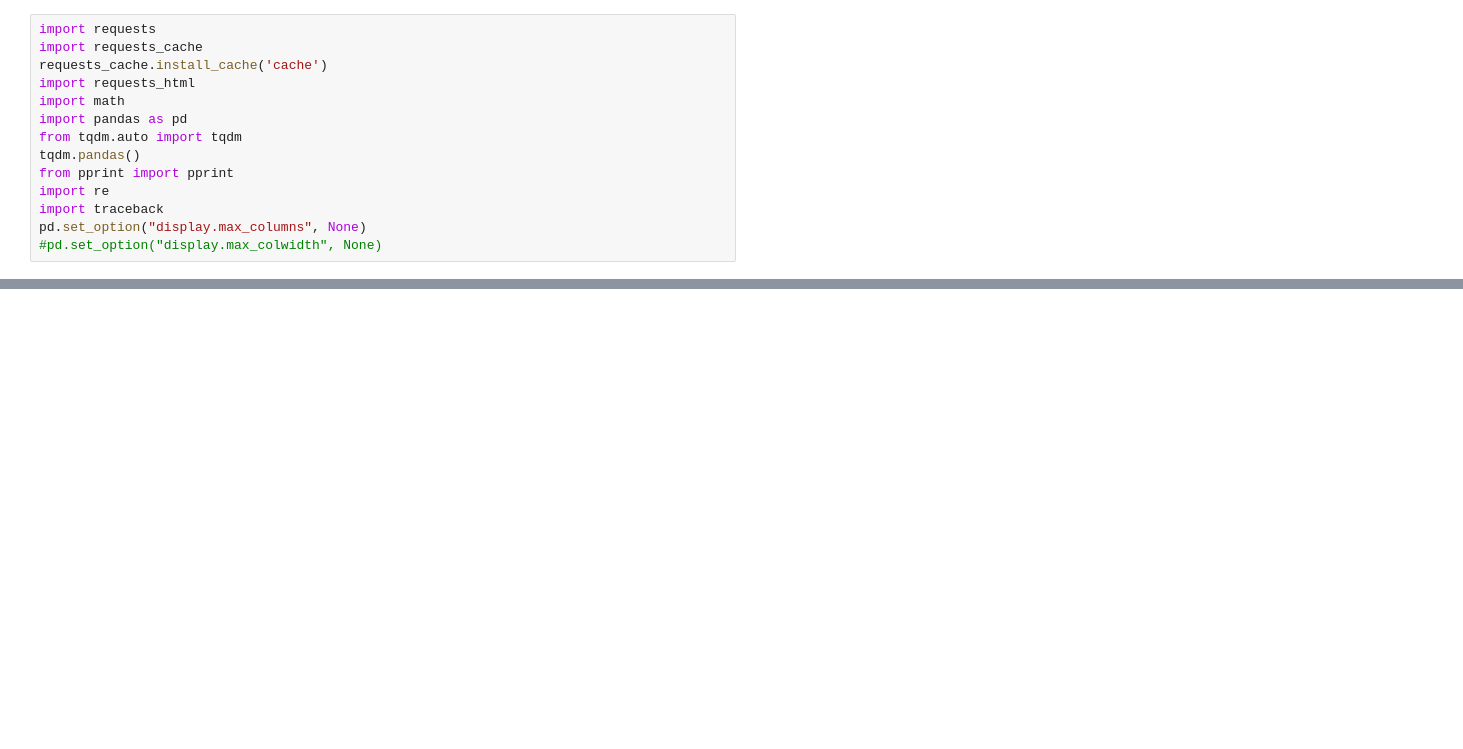
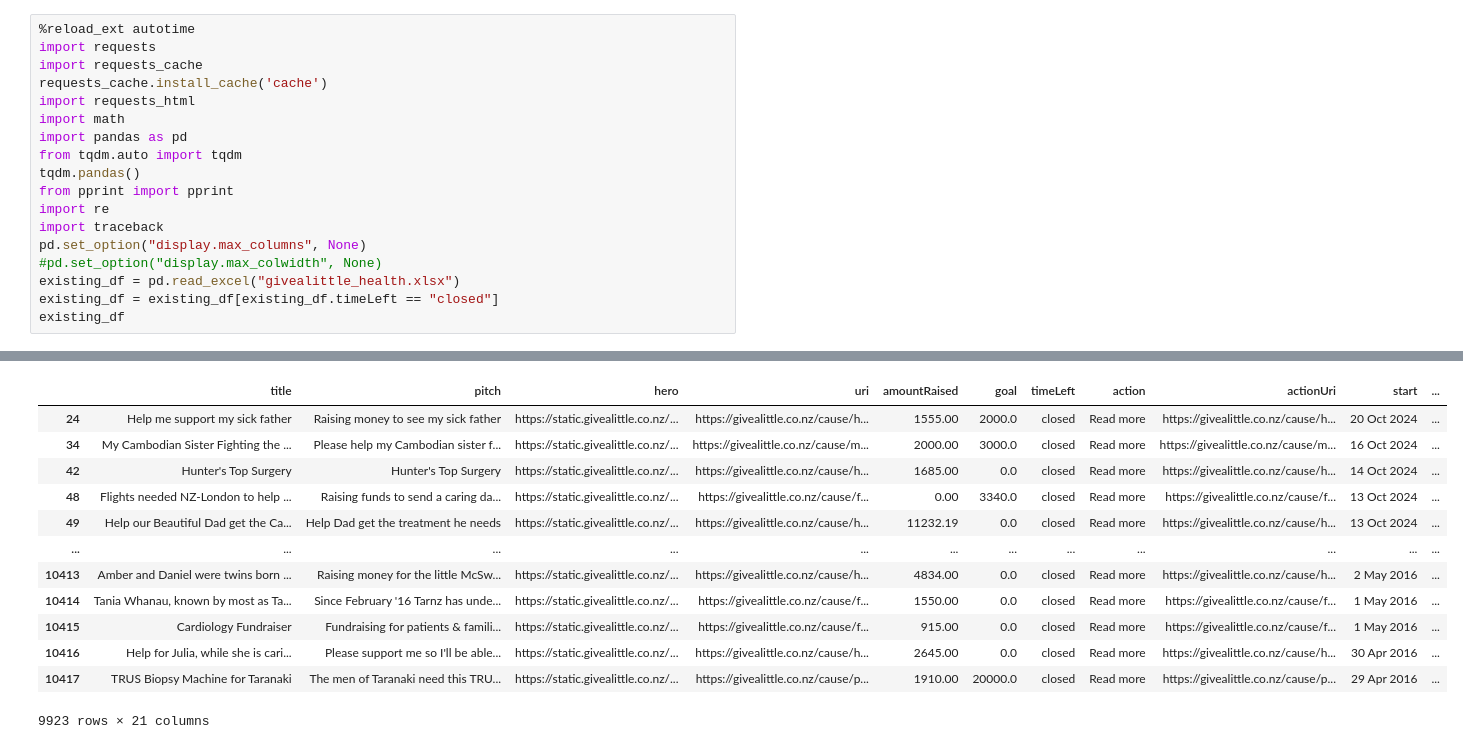
Before and after one commit to UoA-eResearch/givealittle, a Jupyter notebook: scrape.ipynb, the cells around one changed output, grey strips where cells are left out. Drawn from its saved outputs; the diff is of its cells as text; blank space fills up the shorter version.

```diff
--- a/scrape.ipynb
+++ b/scrape.ipynb
@@ -1,4 +1,5 @@
 # %%
+%reload_ext autotime
 import requests
 import requests_cache
 requests_cache.install_cache('cache')
@@ -12,3 +13,7 @@ import re
 import traceback
 pd.set_option("display.max_columns", None)
 #pd.set_option("display.max_colwidth", None)
+existing_df = pd.read_excel("givealittle_health.xlsx")
+existing_df = existing_df[existing_df.timeLeft == "closed"]
+existing_df
+# %% [output]
@@ -15 +21,14 @@ pd.set_option("display.max_columns", None)
+|  | title | pitch | hero | uri | amountRaised | goal | timeLeft | action | actionUri | start | ... |
+| 24 | Help me support my sick father | Raising money to see my sick father | https://static.givealittle.co.nz/... | https://givealittle.co.nz/cause/h... | 1555.00 | 2000.0 | closed | Read more | https://givealittle.co.nz/cause/h... | 20 Oct 2024 | ... |
+| 34 | My Cambodian Sister Fighting the ... | Please help my Cambodian sister f... | https://static.givealittle.co.nz/... | https://givealittle.co.nz/cause/m... | 2000.00 | 3000.0 | closed | Read more | https://givealittle.co.nz/cause/m... | 16 Oct 2024 | ... |
+| 42 | Hunter's Top Surgery | Hunter's Top Surgery | https://static.givealittle.co.nz/... | https://givealittle.co.nz/cause/h... | 1685.00 | 0.0 | closed | Read more | https://givealittle.co.nz/cause/h... | 14 Oct 2024 | ... |
+| 48 | Flights needed NZ-London to help ... | Raising funds to send a caring da... | https://static.givealittle.co.nz/... | https://givealittle.co.nz/cause/f... | 0.00 | 3340.0 | closed | Read more | https://givealittle.co.nz/cause/f... | 13 Oct 2024 | ... |
+| 49 | Help our Beautiful Dad get the Ca... | Help Dad get the treatment he needs | https://static.givealittle.co.nz/... | https://givealittle.co.nz/cause/h... | 11232.19 | 0.0 | closed | Read more | https://givealittle.co.nz/cause/h... | 13 Oct 2024 | ... |
+| ... | ... | ... | ... | ... | ... | ... | ... | ... | ... | ... | ... |
+| 10413 | Amber and Daniel were twins born ... | Raising money for the little McSw... | https://static.givealittle.co.nz/... | https://givealittle.co.nz/cause/h... | 4834.00 | 0.0 | closed | Read more | https://givealittle.co.nz/cause/h... | 2 May 2016 | ... |
+| 10414 | Tania Whanau, known by most as Ta... | Since February '16 Tarnz has unde... | https://static.givealittle.co.nz/... | https://givealittle.co.nz/cause/f... | 1550.00 | 0.0 | closed | Read more | https://givealittle.co.nz/cause/f... | 1 May 2016 | ... |
+| 10415 | Cardiology Fundraiser | Fundraising for patients & famili... | https://static.givealittle.co.nz/... | https://givealittle.co.nz/cause/f... | 915.00 | 0.0 | closed | Read more | https://givealittle.co.nz/cause/f... | 1 May 2016 | ... |
+| 10416 | Help for Julia, while she is cari... | Please support me so I'll be able... | https://static.givealittle.co.nz/... | https://givealittle.co.nz/cause/h... | 2645.00 | 0.0 | closed | Read more | https://givealittle.co.nz/cause/h... | 30 Apr 2016 | ... |
+| 10417 | TRUS Biopsy Machine for Taranaki | The men of Taranaki need this TRU... | https://static.givealittle.co.nz/... | https://givealittle.co.nz/cause/p... | 1910.00 | 20000.0 | closed | Read more | https://givealittle.co.nz/cause/p... | 29 Apr 2016 | ... |
+9923 rows × 21 columns
 # %%
```
Also changed, not shown: parts of 10 cells of this notebook, 2 other files.
